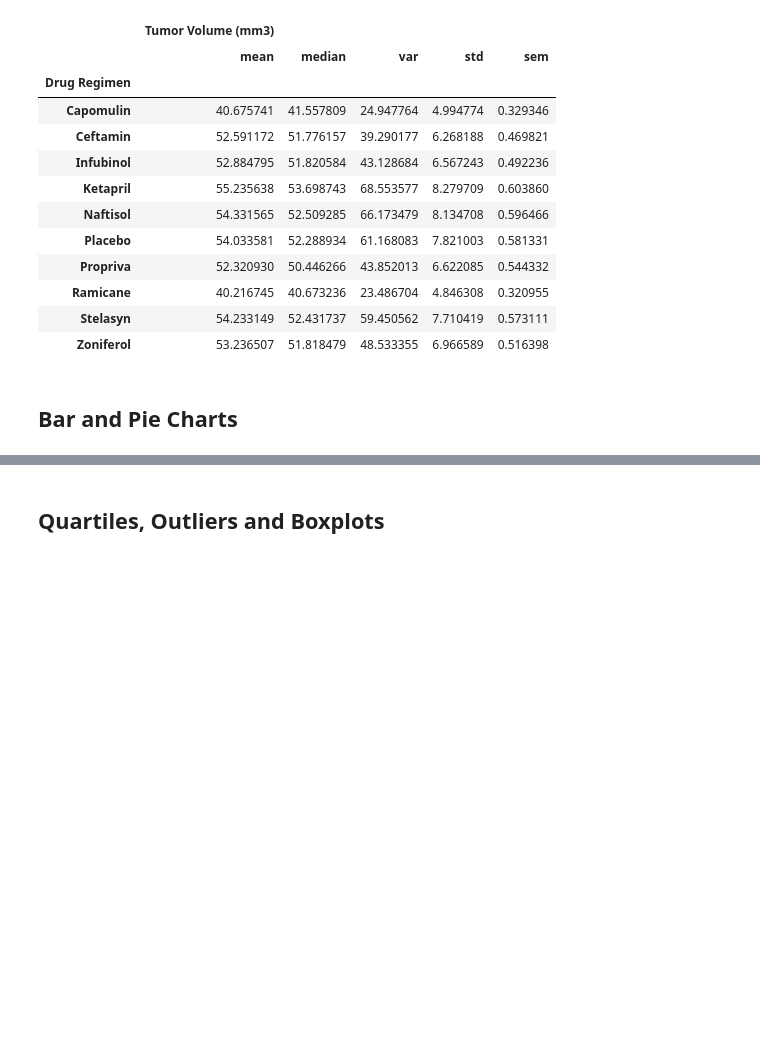
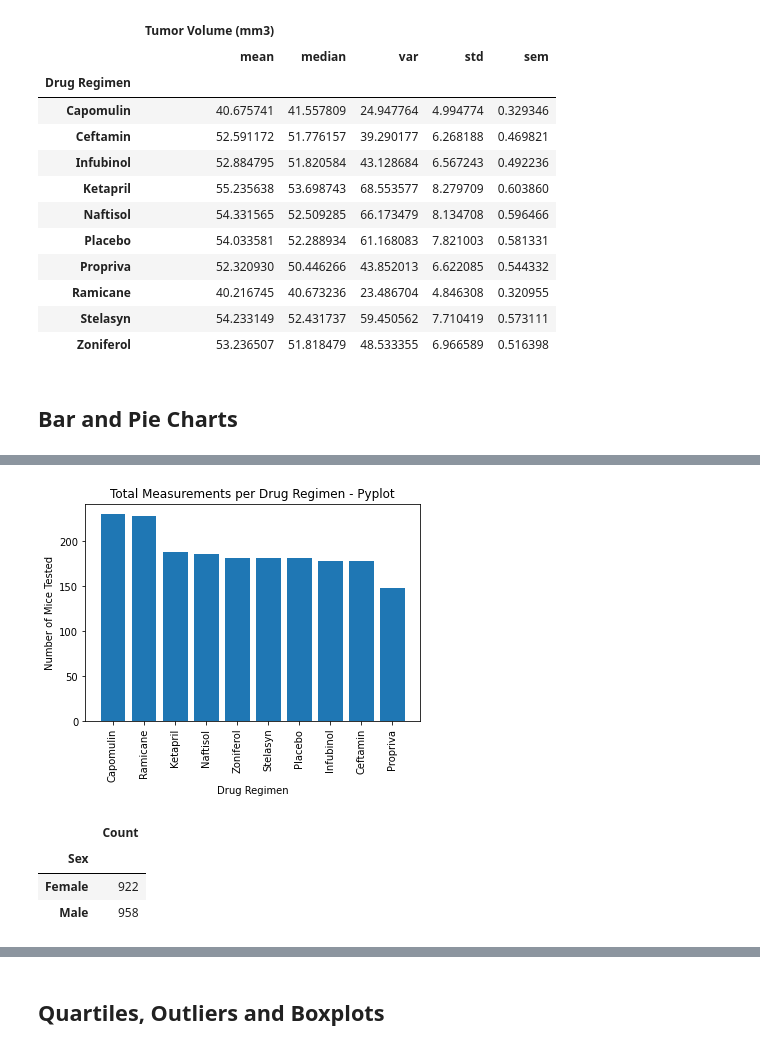
Before and after one commit to melorebecca/05-Matplotlib, a Jupyter notebook: pymaceuticals_starter.ipynb, the cells around one changed output, grey strips where cells are left out. Saved outputs shown, nothing was run; the diff lists cells and outputs as text; code cells hidden in the pictures; blank space fills up the shorter version.

```diff
--- a/pymaceuticals_starter.ipynb
+++ b/pymaceuticals_starter.ipynb
@@ -138,2 +148,23 @@ drug_agg_df
 # %%
 # Generate a bar plot showing the total number of timepoints for all mice tested for each drug regimen using pyplot.
+counts = clean_df['Drug Regimen'].value_counts()
+plt.bar(counts.index.values,counts.values)
+plt.title("Total Measurements per Drug Regimen - Pyplot")
+plt.xlabel("Drug Regimen")
+plt.xticks(rotation=90)
+plt.ylabel("Number of Mice Tested")
+plt.show()
+# %% [output]
+[figure, added]
+# %%
+# Generate a pie plot showing the distribution of female versus male mice using Pandas
+gender_group=clean_df[['Mouse ID','Sex']].groupby(['Sex']).count()
+gender_group=gender_group.rename(columns={'Mouse ID':'Count'})
+sex=gender_group.index
+
+gender_group
+# %% [output]
+|  | Count |
+| Sex |  |
+| Female | 922 |
+| Male | 958 |
```
Also changed, not shown: parts of 5 cells of this notebook.
